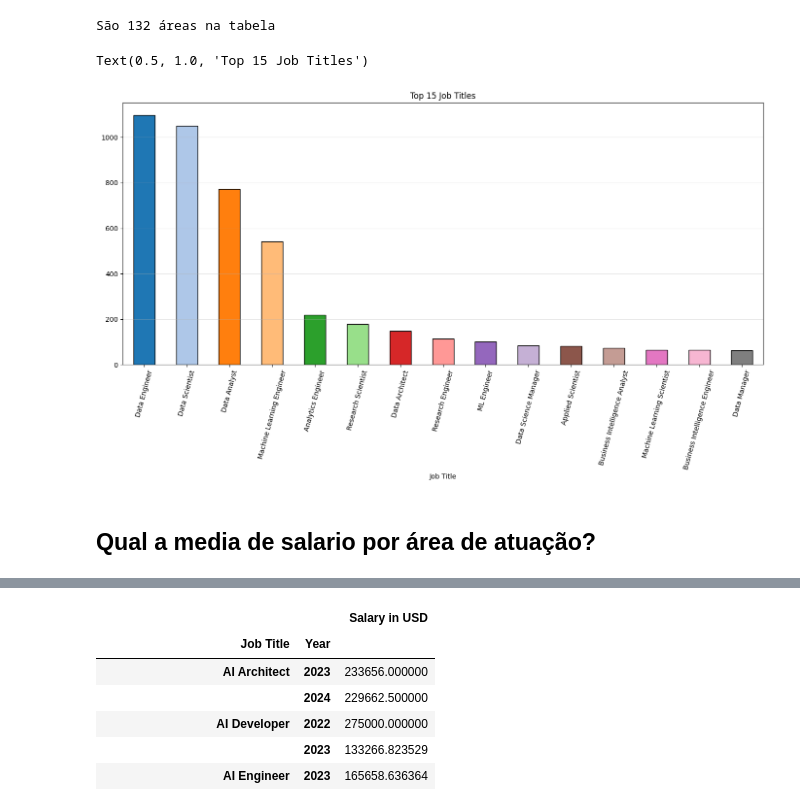
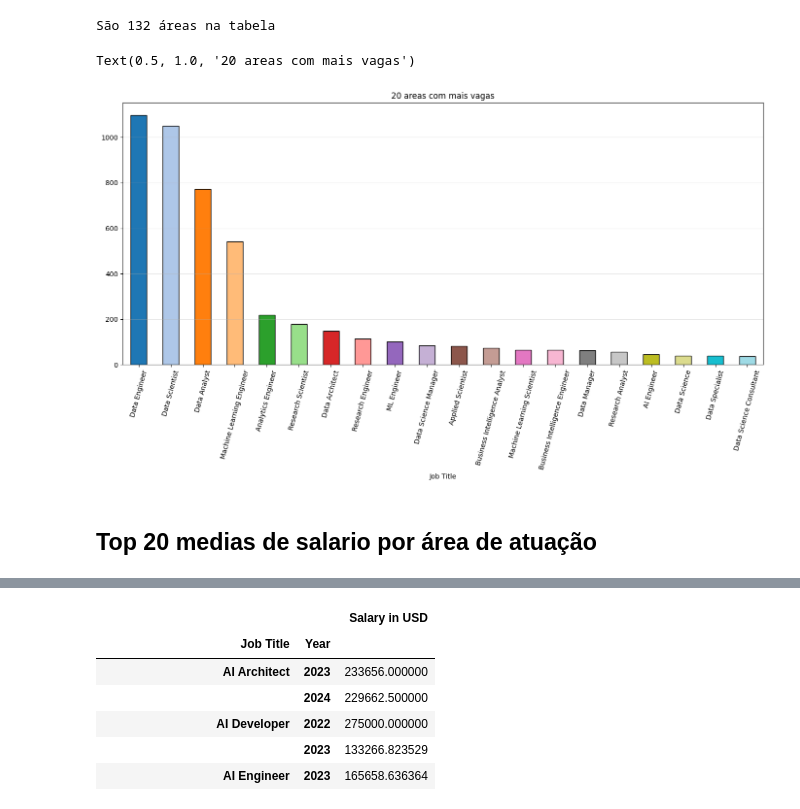
Before and after one commit to LiliamLtx/DataScience, a Jupyter notebook: salarios2024.ipynb, the cells around one changed output, grey strips where cells are left out. Cells and saved outputs as stored; diff of their text form; code cells hidden in the pictures.

```diff
--- a/salarios2024.ipynb
+++ b/salarios2024.ipynb
@@ -188,14 +188,14 @@ print(f'São {distruibuição_vagas} áreas na tabela')
 São 132 áreas na tabela
 # %%
 plt.figure(figsize = (17, 7))
-top15_JobTitle = salarios["Job Title"].value_counts()[:15]
-top15_JobTitle.plot(kind = 'bar',  color = sns.color_palette('tab20'), edgecolor = 'black', rot = 75)
+top20_JobTitle = salarios["Job Title"].value_counts()[:20]
+top20_JobTitle.plot(kind = 'bar',  color = sns.color_palette('tab20'), edgecolor = 'black', rot = 75)
 plt.grid(axis='y', alpha=0.3)
-plt.title('Top 15 Job Titles')
+plt.title('20 areas com mais vagas')
 # %% [output]
-Text(0.5, 1.0, 'Top 15 Job Titles')
+Text(0.5, 1.0, '20 areas com mais vagas')
-[figure, old version]
+[figure, new version]
 # %% [markdown]
-## Qual a media de salario por área de atuação?
+## Top 20 medias de salario por área de atuação
 # %%
 salario_area = salarios.groupby('Job Title')[['Salary in USD']].mean().sort_values('Salary in USD')
```
Also changed, not shown: parts of 3 cells of this notebook.
